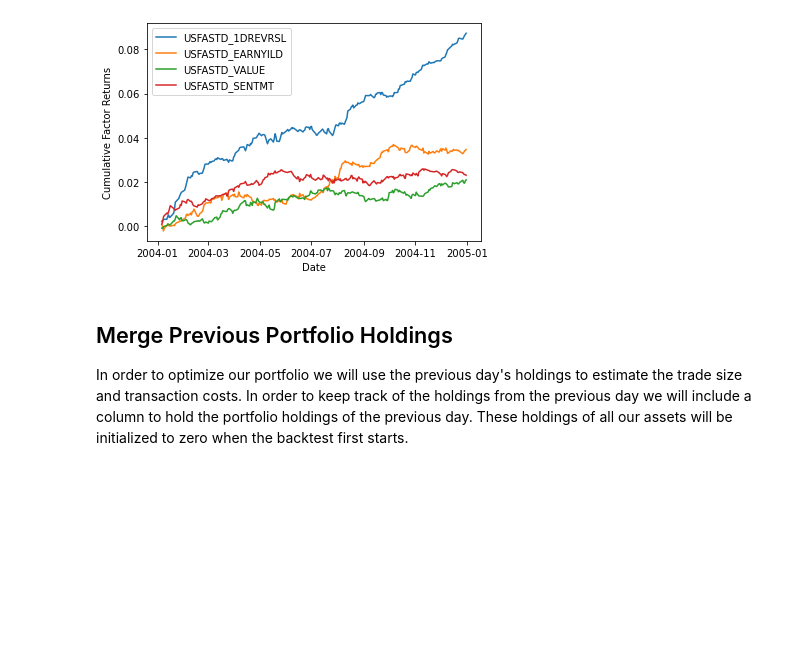
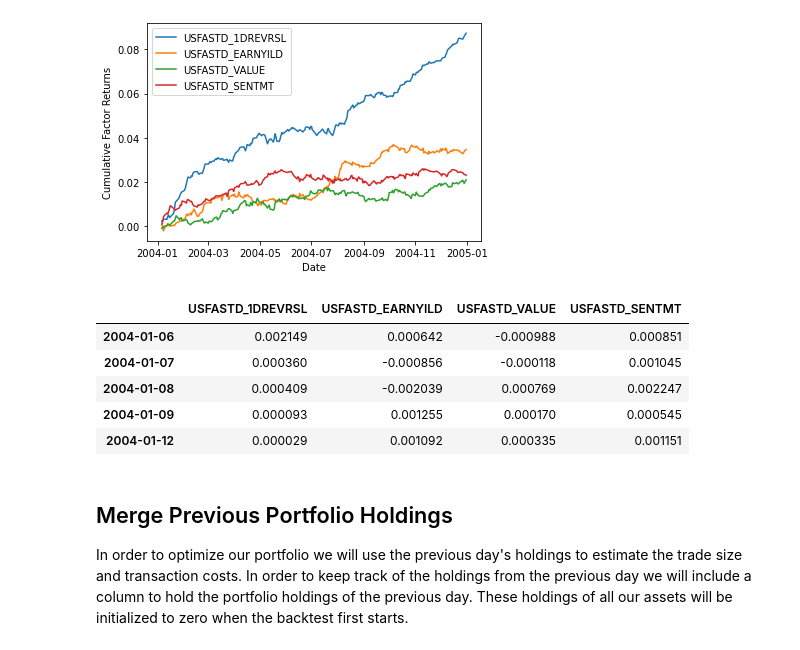
Before and after one commit to ardeshirsaadat/backtester, a Jupyter notebook: project_8_starter.ipynb, the cells around one changed output. Drawn from its saved outputs; the diff is of its cells as text; code cells hidden in the pictures; blank space fills up the shorter version.

```diff
--- a/project_8_starter.ipynb
+++ b/project_8_starter.ipynb
@@ -162,6 +162,15 @@ plt.ylabel('Cumulative Factor Returns')
 plt.show()
 # %% [output]
 [figure]
+# %%
+facret_df.head()
+# %% [output]
+|  | USFASTD_1DREVRSL | USFASTD_EARNYILD | USFASTD_VALUE | USFASTD_SENTMT |
+| 2004-01-06 | 0.002149 | 0.000642 | -0.000988 | 0.000851 |
+| 2004-01-07 | 0.000360 | -0.000856 | -0.000118 | 0.001045 |
+| 2004-01-08 | 0.000409 | -0.002039 | 0.000769 | 0.002247 |
+| 2004-01-09 | 0.000093 | 0.001255 | 0.000170 | 0.000545 |
+| 2004-01-12 | 0.000029 | 0.001092 | 0.000335 | 0.001151 |
 # %% [markdown]
 ## Merge Previous Portfolio Holdings
 
```
Also changed, not shown: parts of 2 cells of this notebook.
